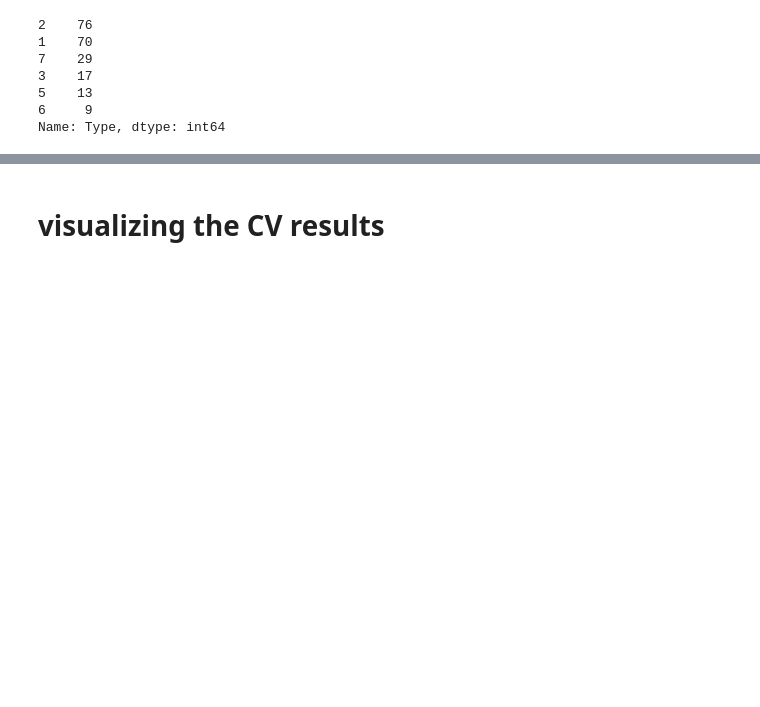
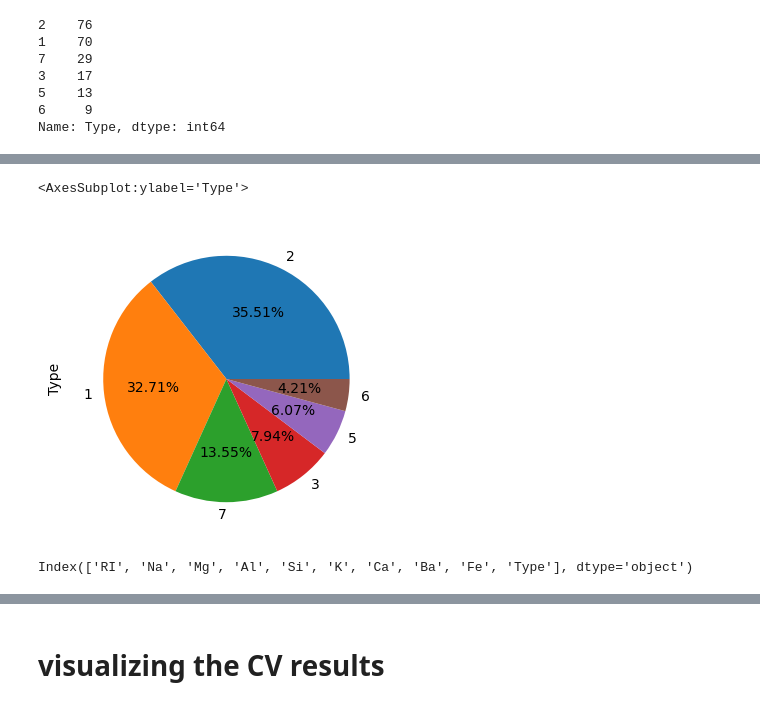
Before and after one commit to niranjankr18/KNN, a Jupyter notebook: KNN.Glass.ipynb, the cells around one changed output, grey strips where cells are left out. Drawn from its saved outputs; the diff is of its cells as text; code cells hidden in the pictures; blank space fills up the shorter version.

```diff
--- a/KNN.Glass.ipynb
+++ b/KNN.Glass.ipynb
@@ -35,0 +83,10 @@ Name: Type, dtype: int64
+# %%
+plt.figure(figsize=(10,4))
+df1["Type"].value_counts().plot(kind='pie',autopct="%1.2f%%")
+# %% [output]
+<AxesSubplot:ylabel='Type'>
+[figure, added]
+# %%
+df1.columns
+# %% [output]
+Index(['RI', 'Na', 'Mg', 'Al', 'Si', 'K', 'Ca', 'Ba', 'Fe', 'Type'], dtype='object')
```
Also changed, not shown: parts of 16 cells of this notebook, 1 other file.
